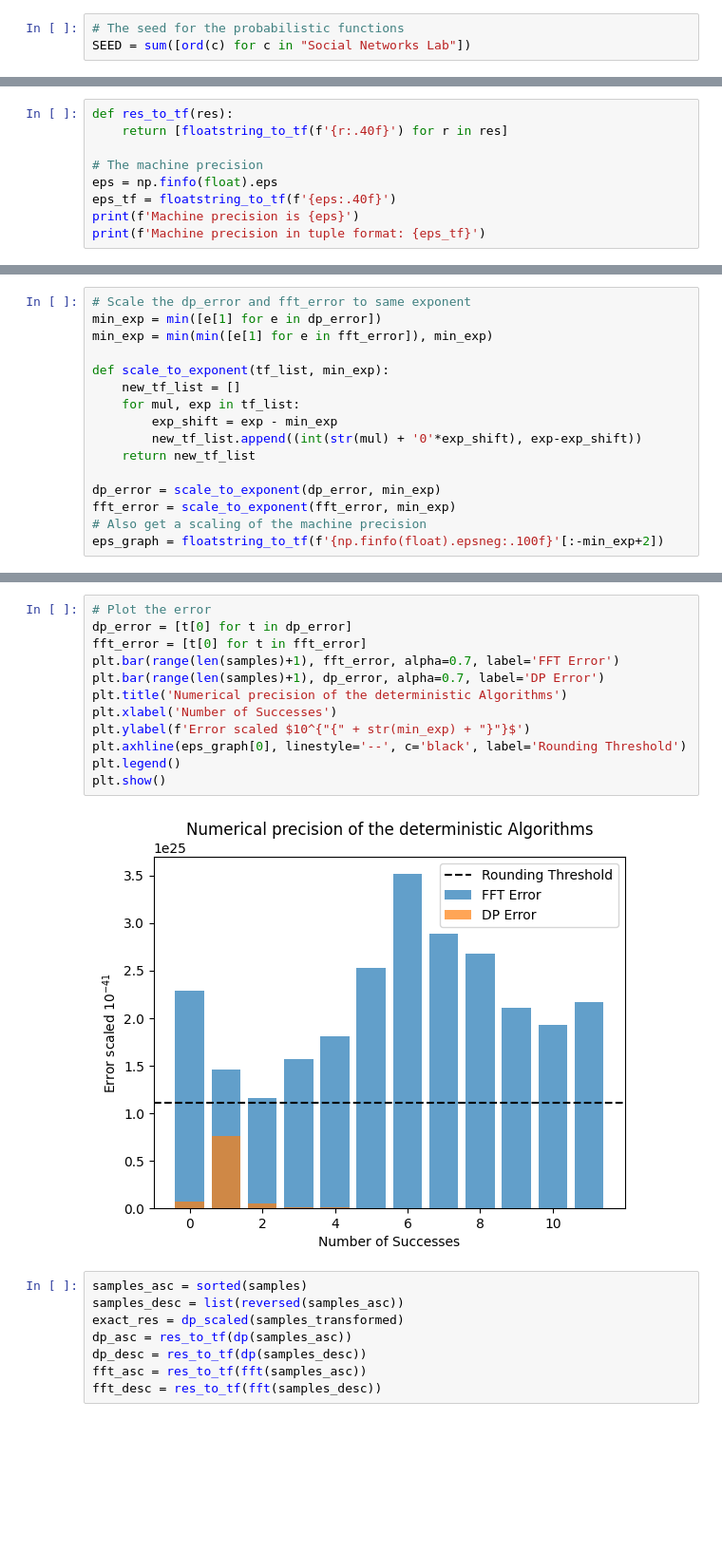
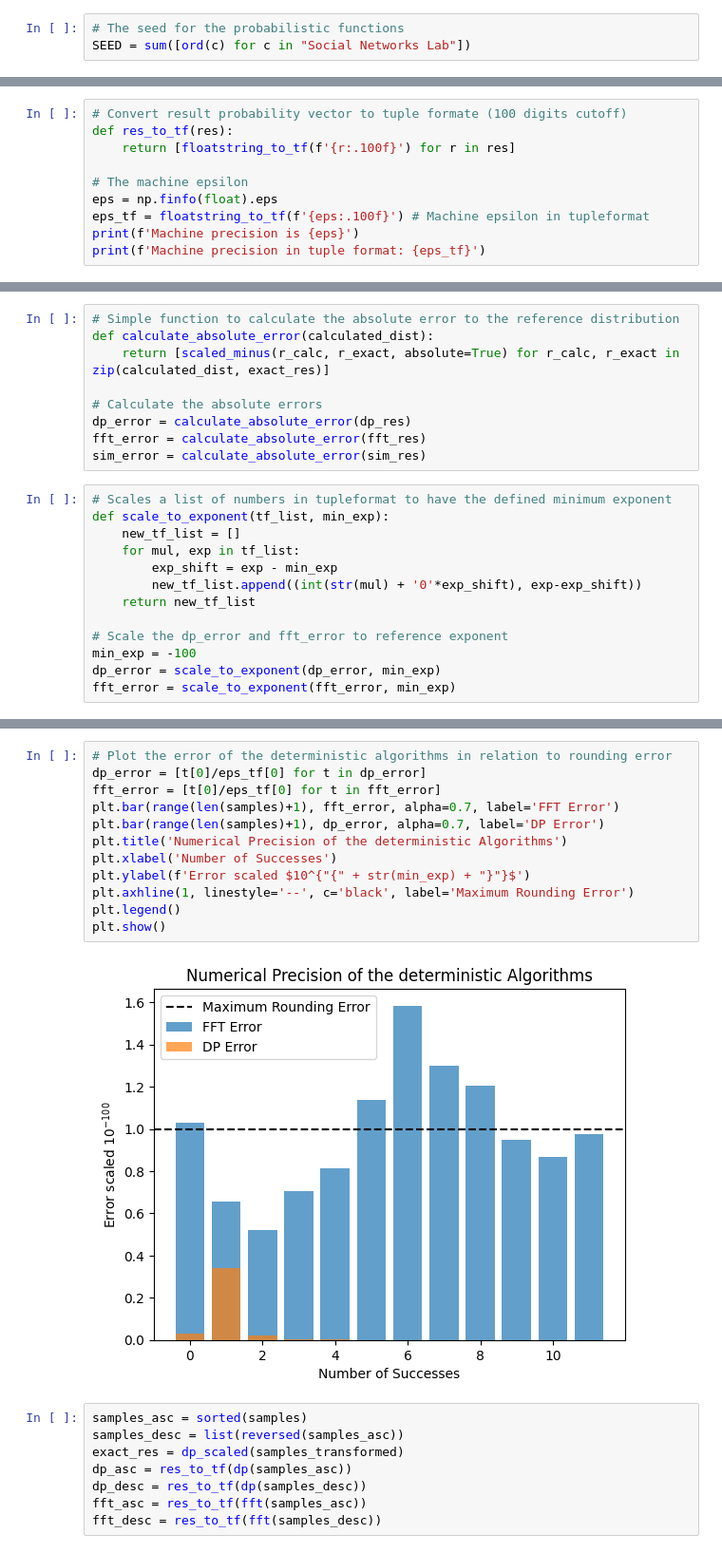
Before and after one commit to StrikerBadger/bachelor-thesis, a Jupyter notebook: numerical_analysis.ipynb, the cells around one changed output, grey strips where cells are left out. Shown: that part at 95% size. Saved outputs shown, nothing was run; the diff lists cells and outputs as text; blank space fills up the shorter version.

```diff
--- a/numerical_analysis.ipynb
+++ b/numerical_analysis.ipynb
@@ -111,12 +127,13 @@ def dp_scaled(p_is):
             p_k[c] = scaled_plus(p_k[c], inc)
     return p_k
 # %%
+# Convert result probability vector to tuple formate (100 digits cutoff)
 def res_to_tf(res):
-    return [floatstring_to_tf(f'{r:.40f}') for r in res]
+    return [floatstring_to_tf(f'{r:.100f}') for r in res]
 
-# The machine precision
+# The machine epsilon
 eps = np.finfo(float).eps
-eps_tf = floatstring_to_tf(f'{eps:.40f}')
+eps_tf = floatstring_to_tf(f'{eps:.100f}') # Machine epsilon in tupleformat
 print(f'Machine precision is {eps}')
 print(f'Machine precision in tuple format: {eps_tf}')
 # %% [output]
@@ -166,8 +162,14 @@ fft_error = [scaled_minus(r_fft, r_exact, absolute=True) for r_fft, r_exact in z
+# %%
+# Simple function to calculate the absolute error to the reference distribution
+def calculate_absolute_error(calculated_dist):
+    return [scaled_minus(r_calc, r_exact, absolute=True) for r_calc, r_exact in zip(calculated_dist, exact_res)]
+
+# Calculate the absolute errors
+dp_error = calculate_absolute_error(dp_res)
+fft_error = calculate_absolute_error(fft_res)
+sim_error = calculate_absolute_error(sim_res)
 # %%
-# Scale the dp_error and fft_error to same exponent
-min_exp = min([e[1] for e in dp_error])
-min_exp = min(min([e[1] for e in fft_error]), min_exp)
-
+# Scales a list of numbers in tupleformat to have the defined minimum exponent
 def scale_to_exponent(tf_list, min_exp):
     new_tf_list = []
     for mul, exp in tf_list:
@@ -175,7 +177,7 @@ def scale_to_exponent(tf_list, min_exp):
         new_tf_list.append((int(str(mul) + '0'*exp_shift), exp-exp_shift))
     return new_tf_list
 
+# Scale the dp_error and fft_error to reference exponent
+min_exp = -100
 dp_error = scale_to_exponent(dp_error, min_exp)
 fft_error = scale_to_exponent(fft_error, min_exp)
-# Also get a scaling of the machine precision
-eps_graph = floatstring_to_tf(f'{np.finfo(float).epsneg:.100f}'[:-min_exp+2])
@@ -188,17 +184,17 @@ print(fft_error)
 # %%
-# Plot the error
-dp_error = [t[0] for t in dp_error]
-fft_error = [t[0] for t in fft_error]
+# Plot the error of the deterministic algorithms in relation to rounding error
+dp_error = [t[0]/eps_tf[0] for t in dp_error]
+fft_error = [t[0]/eps_tf[0] for t in fft_error]
 plt.bar(range(len(samples)+1), fft_error, alpha=0.7, label='FFT Error')
 plt.bar(range(len(samples)+1), dp_error, alpha=0.7, label='DP Error')
-plt.title('Numerical precision of the deterministic Algorithms')
+plt.title('Numerical Precision of the deterministic Algorithms')
 plt.xlabel('Number of Successes')
 plt.ylabel(f'Error scaled $10^{"{" + str(min_exp) + "}"}$')
-plt.axhline(eps_graph[0], linestyle='--', c='black', label='Rounding Threshold')
+plt.axhline(1, linestyle='--', c='black', label='Maximum Rounding Error')
 plt.legend()
 plt.show()
 # %% [output]
-[figure, old version]
+[figure, new version]
 # %%
 samples_asc = sorted(samples)
 samples_desc = list(reversed(samples_asc))
```
Also changed, not shown: parts of 16 cells of this notebook.
